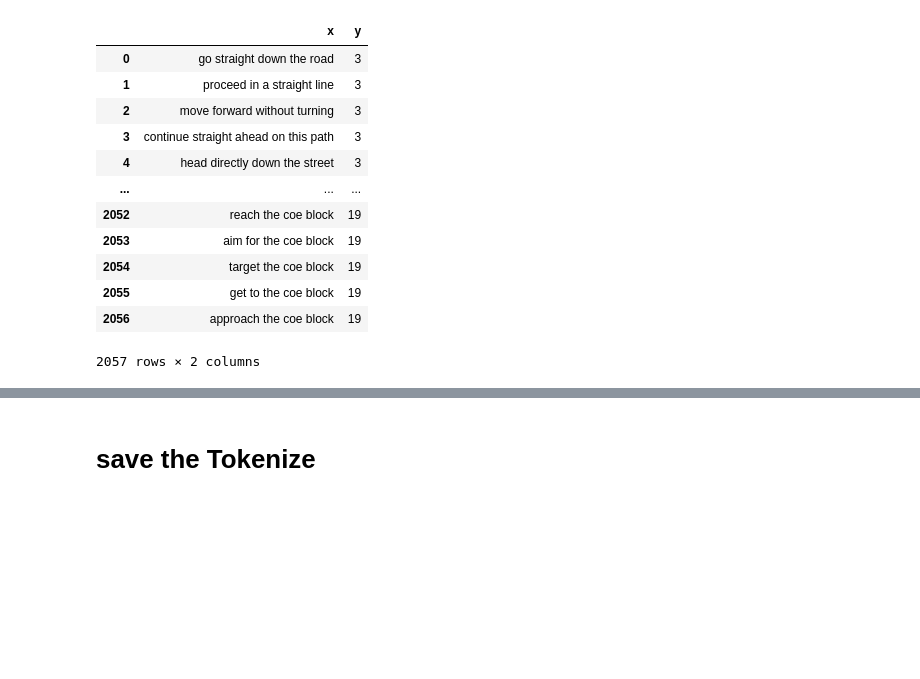
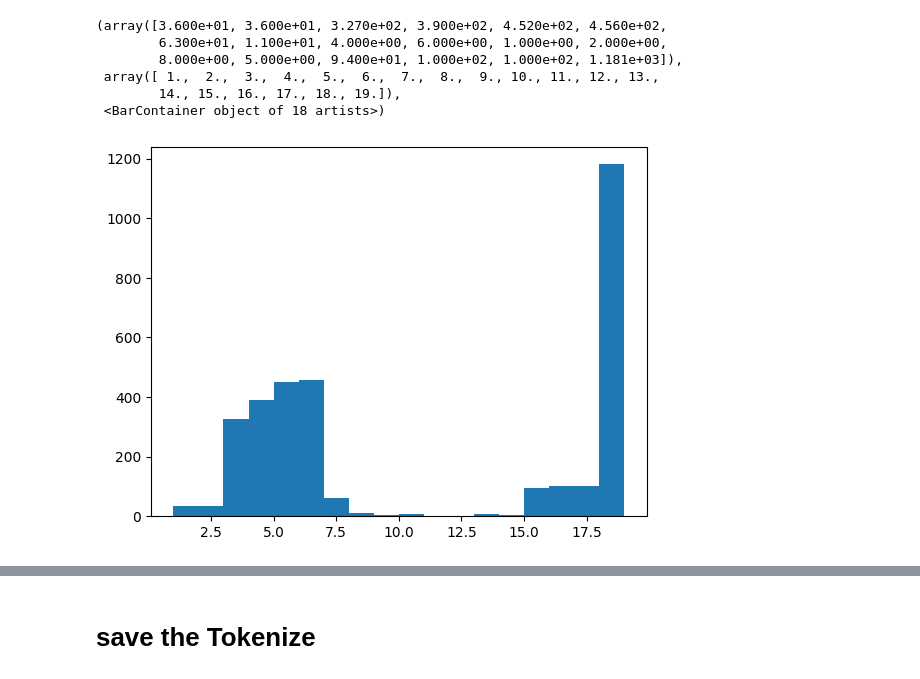
Before and after one commit to Blue-AI-Lab/NLP-Wheel_Chair, a Jupyter notebook: model/NLP.ipynb, the cells around one changed output, grey strips where cells are left out. Cells and saved outputs as stored; diff of their text form; code cells hidden in the pictures; blank space fills up the shorter version.

```diff
--- a/model/NLP.ipynb
+++ b/model/NLP.ipynb
@@ -3,19 +3,3 @@ import numpy as np
 import pandas as pd
 # %%
 data = pd.read_csv("nlp_data_clean.csv")
-# %%
-data
-# %% [output]
-|  | x | y |
-| 0 | go straight down the road | 3 |
-| 1 | proceed in a straight line | 3 |
-| 2 | move forward without turning | 3 |
-| 3 | continue straight ahead on this path | 3 |
-| 4 | head directly down the street | 3 |
-| ... | ... | ... |
-| 2052 | reach the coe block | 19 |
-| 2053 | aim for the coe block | 19 |
-| 2054 | target the coe block | 19 |
-| 2055 | get to the coe block | 19 |
-| 2056 | approach the coe block | 19 |
-2057 rows × 2 columns
@@ -22,3 +8,13 @@ data
+# %%
+plt.hist(data['y'],bins=[x for x in range(1,20)])
+# %% [output]
+(array([3.600e+01, 3.600e+01, 3.270e+02, 3.900e+02, 4.520e+02, 4.560e+02,
+        6.300e+01, 1.100e+01, 4.000e+00, 6.000e+00, 1.000e+00, 2.000e+00,
+        8.000e+00, 5.000e+00, 9.400e+01, 1.000e+02, 1.000e+02, 1.181e+03]),
+ array([ 1.,  2.,  3.,  4.,  5.,  6.,  7.,  8.,  9., 10., 11., 12., 13.,
+        14., 15., 16., 17., 18., 19.]),
+ <BarContainer object of 18 artists>)
+[figure, added]
 # %%
 import numpy as np
 import tensorflow as tf
```
Also changed, not shown: parts of 13 cells of this notebook, 4 other files.
